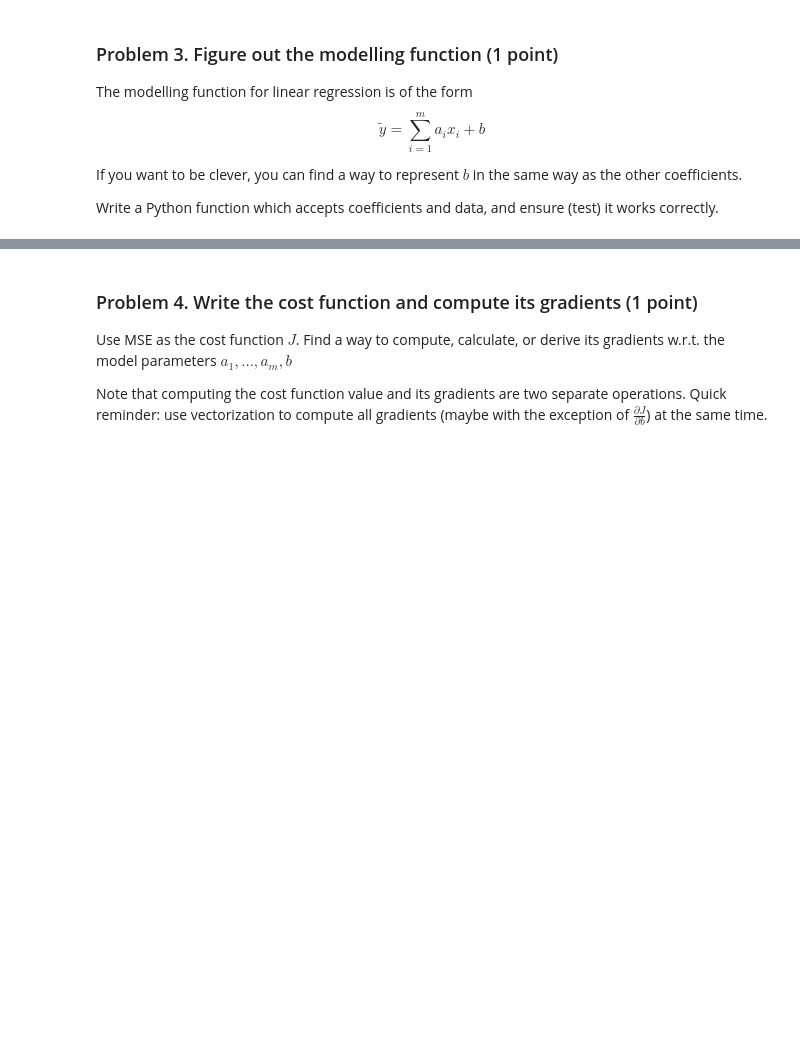
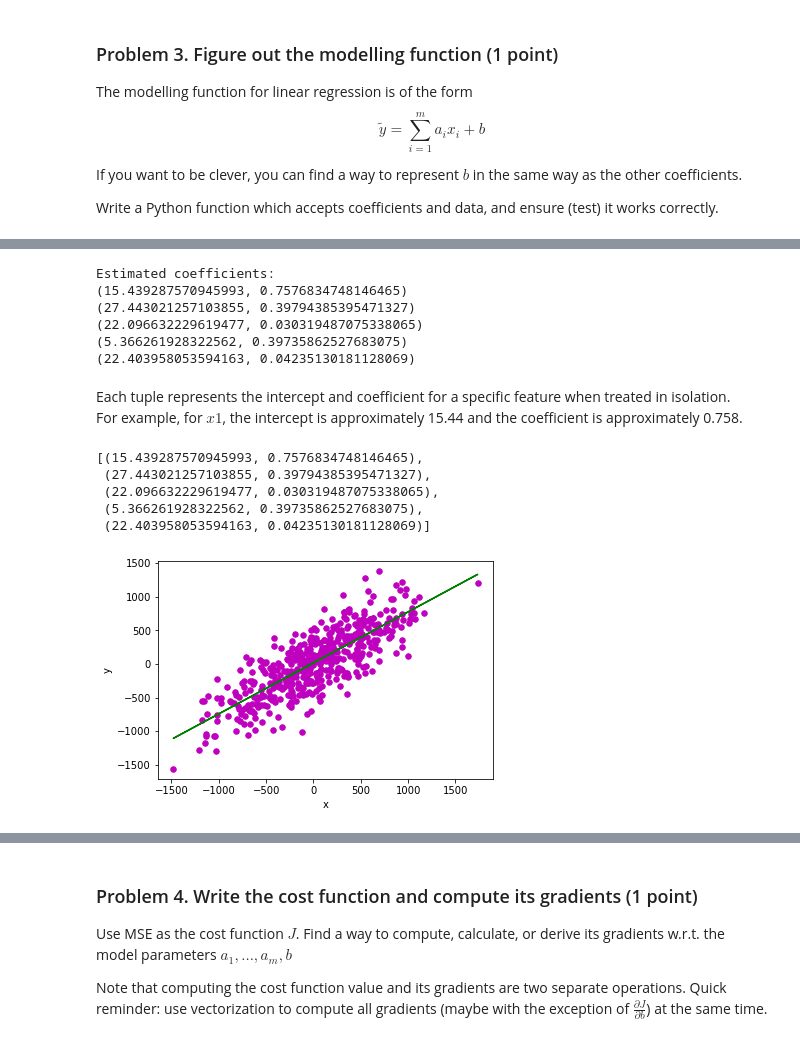
Before and after one commit to GalkaKG/Data-Science, a Jupyter notebook: 06. Regression Models/Regression Models Lab.ipynb, the cells around one changed output, grey strips where cells are left out. Cells and saved outputs as stored; diff of their text form; code cells hidden in the pictures; blank space fills up the shorter version.

```diff
--- a/06. Regression Models/Regression Models Lab.ipynb
+++ b/06. Regression Models/Regression Models Lab.ipynb
@@ -105,0 +173,52 @@ Write a Python function which accepts coefficients and data, and ensure (test) i
+# %%
+def estimate_coef(x, y):
+    # number of observations/points
+    n = np.size(x)
+
+    # mean of x and y vector
+    m_x = np.mean(x)
+    m_y = np.mean(y)
+
+    # calculating cross-deviation and deviation about x
+    SS_xy = np.sum(y*x) - n*m_y*m_x
+    SS_xx = np.sum(x*x) - n*m_x*m_x
+
+    # calculating regression coefficients
+    b_1 = SS_xy / SS_xx
+    b_0 = m_y - b_1*m_x
+
+    return (b_0, b_1)
+# %%
+result = []
+
+print("Estimated coefficients:")
+for column in df.drop(['y'], axis=1):
+    x, y = df[column], df['y']
+    b = estimate_coef(x, y)
+    print(b)
+
+    result.append(b)
+# %% [output]
+Estimated coefficients:
+(15.439287570945993, 0.7576834748146465)
+(27.443021257103855, 0.39794385395471327)
+(22.096632229619477, 0.030319487075338065)
+(5.366261928322562, 0.39735862527683075)
+(22.403958053594163, 0.04235130181128069)
+# %% [markdown]
+Each tuple represents the intercept and coefficient for a specific feature when treated in isolation. <br/>
+For example, for $x1$, the intercept is approximately 15.44 and the coefficient is approximately 0.758.
+# %%
+result
+# %% [output]
+[(15.439287570945993, 0.7576834748146465),
+ (27.443021257103855, 0.39794385395471327),
+ (22.096632229619477, 0.030319487075338065),
+ (5.366261928322562, 0.39735862527683075),
+ (22.403958053594163, 0.04235130181128069)]
+# %%
+x, y, b = df['x1'], df['y'], result[0]
+
+plot_regression_line(x, y, b)
+# %% [output]
+[figure, added]
```
Also changed, not shown: parts of 14 cells of this notebook, 2 other files.
